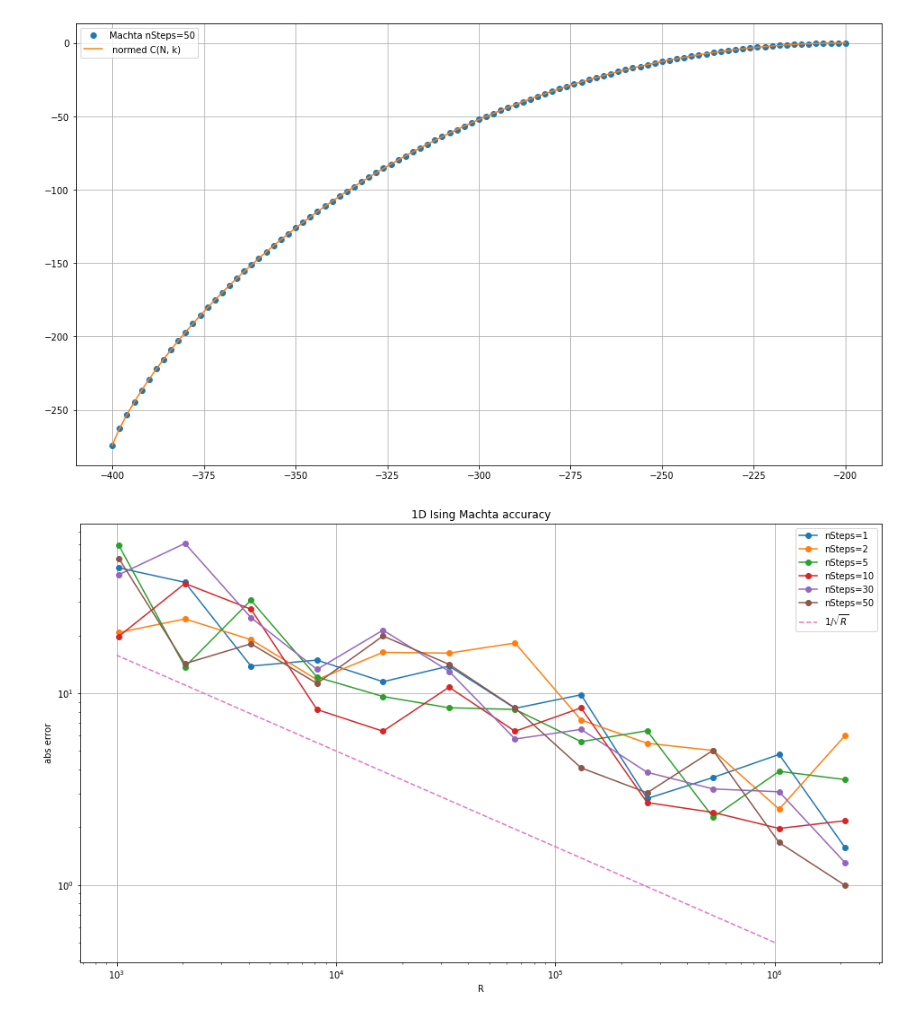
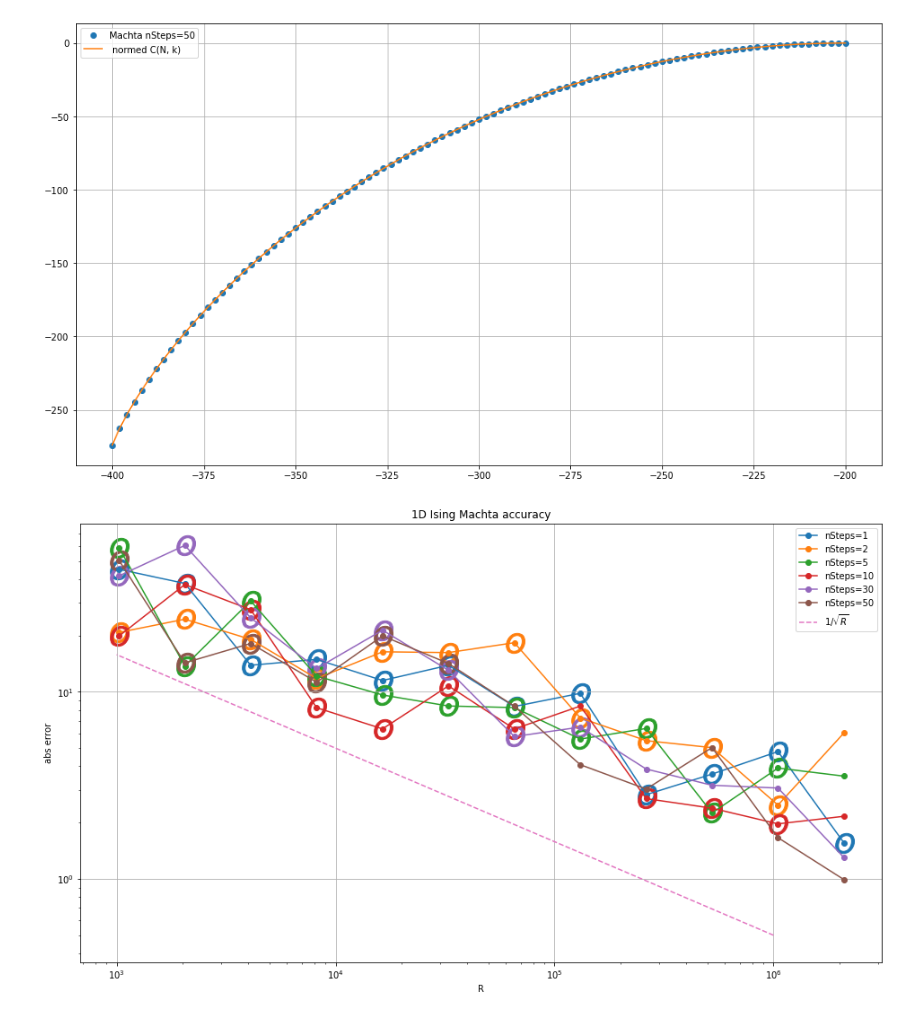
Before and after one commit to MarvelousLim/Potts20Simulation, a Jupyter notebook: Potts20Simulation/IsingEntropyAccurasy.ipynb, the cells around one changed output. Cells and saved outputs as stored; diff of their text form; code cells hidden in the pictures.

```diff
--- a/Potts20Simulation/IsingEntropyAccurasy.ipynb
+++ b/Potts20Simulation/IsingEntropyAccurasy.ipynb
@@ -199,18 +198,24 @@ plt.show()
 # %%
 plt.figure(figsize=(16, 9))
 for z in [1, 2, 5, 10, 30, 50]:
     plt.plot([R for R, seed, nSteps in acc_score if nSteps == z], [acc_score[(R, seed, nSteps)] for R, seed, nSteps in acc_score
         if nSteps == z], 'o-', label="nSteps={}".format(z))
+    #optional
+    plt.scatter([R for R, seed, nSteps in acc_score if nSteps == z and not last_point[(R, seed, nSteps)]],
+                 [acc_score[(R, seed, nSteps)] for R, seed, nSteps in acc_score
+        if nSteps == z and not last_point[(R, seed, nSteps)]], s=500, marker='$O$')
+
+
 x = [1000000, 1000]
 plt.plot(x, [500/np.sqrt(y) for y in x], '--', label="$1/\sqrt{R}$")
 
 plt.title("1D Ising Machta accuracy")
 plt.legend()
 plt.ylabel("abs error")
 plt.xlabel("R")
 plt.xscale("log")
 plt.yscale("log")
 plt.grid()
 plt.savefig("1DisingMachtaAccuracy.png", bbox_inches='tight')
 # %% [output]
-[figure, old version]
+[figure, new version]
```
Also changed, not shown: parts of 1 cell of this notebook, 7 other files.
